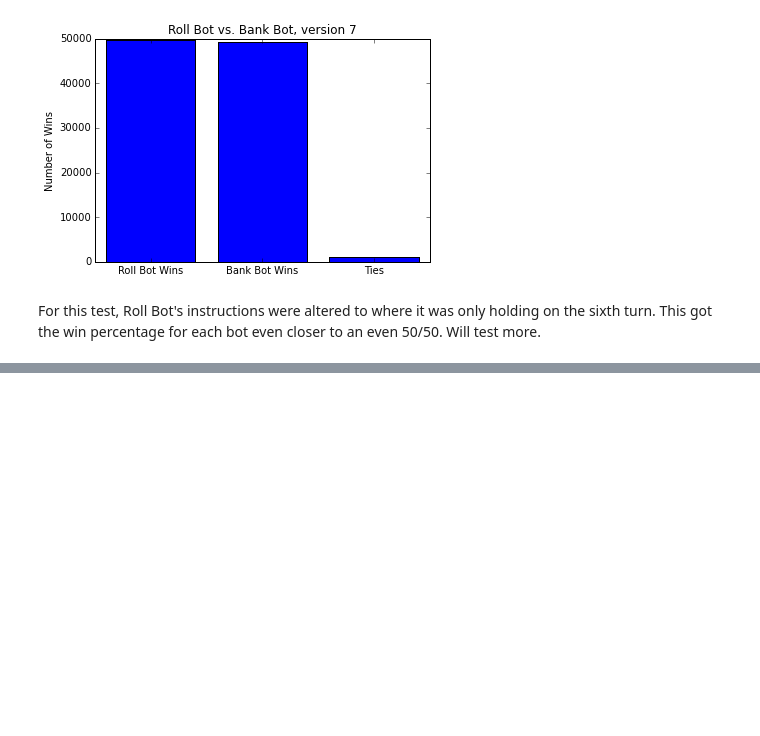
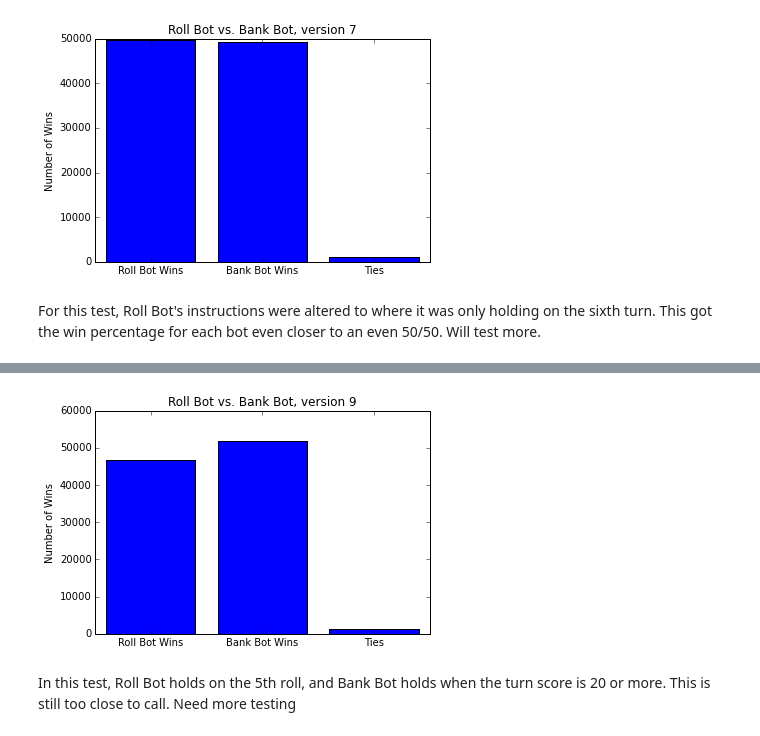
Before and after one commit to tiy-gvl-python-2015-09/ultimate-pig, a Jupyter notebook: This is the one to look at.ipynb, the cells around one changed output, grey strips where cells are left out. Drawn from its saved outputs; the diff is of its cells as text; code cells hidden in the pictures; blank space fills up the shorter version.

```diff
--- a/This is the one to look at.ipynb
+++ b/This is the one to look at.ipynb
@@ -288,0 +303,14 @@ For this test, Roll Bot's instructions were altered to where it was only holding
+# %%
+both_smart_9 = game.run_n_trials(1000, 100)
+both_smart_9_wins = win_count(both_smart_9)
+# %%
+x1 = ["Roll Bot Wins", "Bank Bot Wins", "Ties"]
+plt.bar(range(len(both_smart_9_wins)), both_smart_9_wins, align='center')
+plt.xticks(range(len(one_smart_bot_wins)), x1)
+plt.title("Roll Bot vs. Bank Bot, version 9")
+plt.ylabel("Number of Wins")
+plt.show()
+# %% [output]
+[figure, added]
+# %% [markdown]
+In this test, Roll Bot holds on the 5th roll, and Bank Bot holds when the turn score is 20 or more.  This is still too close to call.  Need more testing
```
Also changed, not shown: parts of 13 cells of this notebook.
